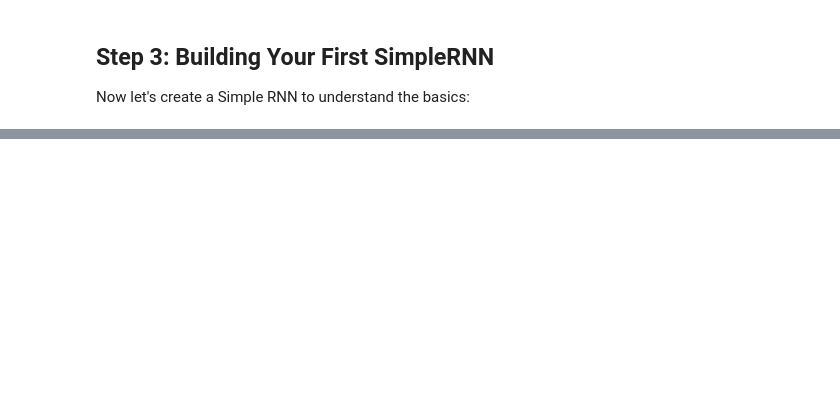
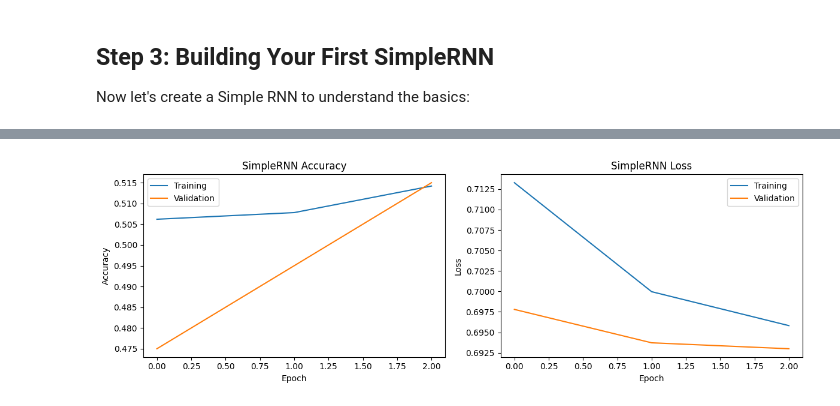
Before and after one commit to jwkidd3/neuralnet-deeplearning, a Jupyter notebook: labs/lab_4_4_recurrent_networks.ipynb, the cells around one changed output, grey strips where cells are left out. Cells and saved outputs as stored; diff of their text form; code cells hidden in the pictures; blank space fills up the shorter version.

```diff
--- a/labs/lab_4_4_recurrent_networks.ipynb
+++ b/labs/lab_4_4_recurrent_networks.ipynb
@@ -373,0 +283,92 @@ Before we can use RNNs, we need to prepare our sequential data:
+# %%
+print("Building a SimpleRNN Model:")
+print("=" * 40)
+
+# Create a SimpleRNN model
+vocab_size = 10000
+embedding_dim = 128
+rnn_units = 64
+
+print("🔧 Model Architecture:")
+print("  1. Embedding Layer: Convert word IDs to dense vectors")
+print("  2. SimpleRNN Layer: Process sequences with memory")
+print("  3. Dense Layer: Final classification")
+
+simple_rnn_model = keras.Sequential([
+    layers.Embedding(vocab_size, embedding_dim, input_length=max_length),
+    layers.SimpleRNN(rnn_units, dropout=0.2, recurrent_dropout=0.2),
+    layers.Dense(1, activation='sigmoid')
+])
+
+# Compile the model
+simple_rnn_model.compile(
+    optimizer='adam',
+    loss='binary_crossentropy',
+    metrics=['accuracy']
+)
+
+print("\n📋 Model Summary:")
+simple_rnn_model.summary()
+
+# Build the model before plotting (required for visualization)
+simple_rnn_model.build(input_shape=(None, max_length))
+
+print("\n🎯 Key RNN Concepts:")
+print("  • Hidden State: RNN memory that passes between time steps")
+print("  • Recurrent Weights: Weights for the hidden state")
+print("  • Input Weights: Weights for current input")
+print("  • Dropout: Prevents overfitting during training")
+
+# Train the model
+print("\n🚀 Training SimpleRNN...")
+print("This may take a few minutes...")
+
+# Use a subset for faster training in the lab
+subset_size = 5000
+X_train_subset = X_train_padded[:subset_size]
+y_train_subset = y_train_imdb[:subset_size]
+X_val_subset = X_test_padded[:1000]
+y_val_subset = y_test_imdb[:1000]
+
+history_simple = simple_rnn_model.fit(
+    X_train_subset, y_train_subset,
+    batch_size=128,
+    epochs=3,  # Few epochs for lab demonstration
+    validation_data=(X_val_subset, y_val_subset),
+    verbose=1
+)
+
+# Evaluate the model
+print("\n📊 SimpleRNN Results:")
+test_loss, test_accuracy = simple_rnn_model.evaluate(X_test_padded[:1000], y_test_imdb[:1000], verbose=0)
+print(f"Test Accuracy: {test_accuracy:.4f}")
+print(f"Test Loss: {test_loss:.4f}")
+
+# Plot training history
+plt.figure(figsize=(12, 4))
+
+plt.subplot(1, 2, 1)
+plt.plot(history_simple.history['accuracy'], label='Training')
+plt.plot(history_simple.history['val_accuracy'], label='Validation')
+plt.title('SimpleRNN Accuracy')
+plt.xlabel('Epoch')
+plt.ylabel('Accuracy')
+plt.legend()
+
+plt.subplot(1, 2, 2)
+plt.plot(history_simple.history['loss'], label='Training')
+plt.plot(history_simple.history['val_loss'], label='Validation')
+plt.title('SimpleRNN Loss')
+plt.xlabel('Epoch')
+plt.ylabel('Loss')
+plt.legend()
+
+plt.tight_layout()
+plt.show()
+
+print("\n✅ SimpleRNN Complete!")
+print("  • Successfully processes sequences")
+print("  • Maintains hidden state across time steps")
+print("  • Can capture some temporal dependencies")
+print("  • Ready to compare with advanced architectures")
+# %% [output]
@@ -373,0 +414 @@ Before we can use RNNs, we need to prepare our sequential data:
+[figure, added]
```
Also changed, not shown: parts of 12 cells of this notebook, 1 other file.
